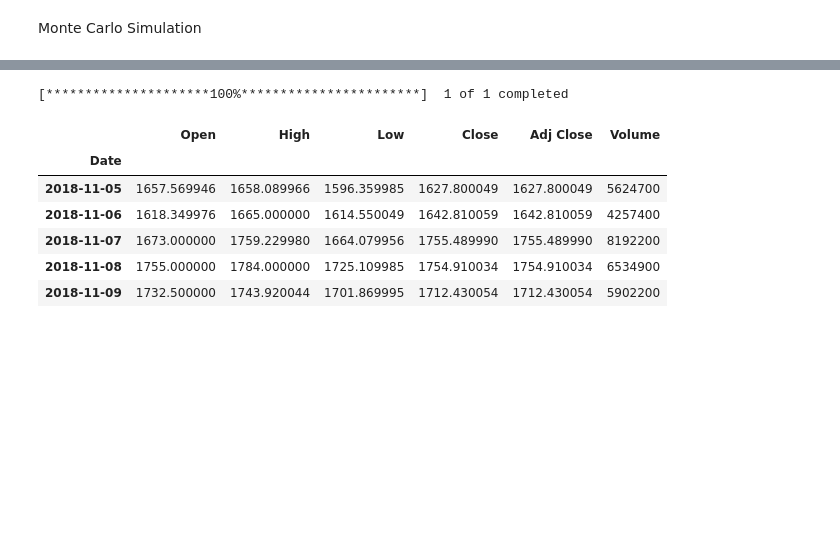
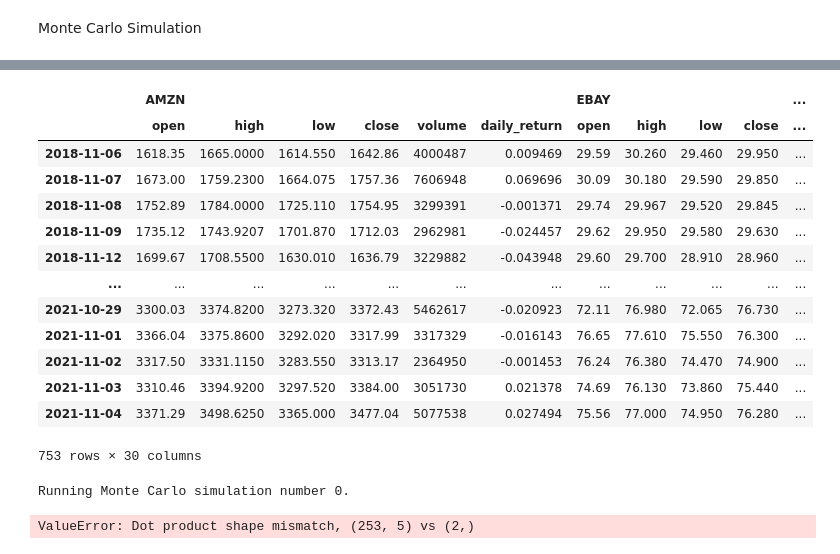
Before and after one commit to jojomani/modern_ecommerce_analysis, a Jupyter notebook: Modern_Variance_Analysis.ipynb, the cells around one changed output, grey strips where cells are left out. Cells and saved outputs as stored; diff of their text form; code cells hidden in the pictures; blank space fills up the shorter version.

Commit message:
adding MC simulation with Alpaca

```diff
--- a/Modern_Variance_Analysis.ipynb
+++ b/Modern_Variance_Analysis.ipynb
@@ -504,0 +523,29 @@ Monte Carlo Simulation
+# %%
+# Set the tickers for both the bond and stock portion of the portfolio
+tickers = ["AMZN", "WMT", "EBAY", "TGT", "OSTK"]
+
+# Set timeframe to 1D
+timeframe = "1D"
+
+# Format current date as ISO format
+# Set both the start and end date at the date of your prior weekday
+# This will give you the closing price of the previous trading day
+# Alternatively you can use a start and end date of 2020-08-07
+start = pd.Timestamp("2018-11-05", tz="America/New_York").isoformat()
+end = pd.Timestamp("2021-11-04", tz="America/New_York").isoformat()
+
+# Set number of rows to 1000 to retrieve the maximum amount of rows
+limit_rows = 1000
+# %%
+ecom_stocks = alpaca.get_barset(
+    tickers,
+    timeframe,
+    start = start,
+    end = end,
+    limit = limit_rows
+).df
+
+
+# Display both the first and last five rows of the DataFrame
+ecom_stocks.index = ecom_stocks.index.date
+ecom_stocks.head()
@@ -505,17 +561,39 @@ Monte Carlo Simulation
+# %%
+one_year_simulation = MCSimulation(
+    portfolio_data=ecom_stocks,
+    weights=[0.25, 0.75],
+    num_simulation=500,
+    num_trading_days=252,
+)
+
+# Review the simulation input data
+one_year_simulation.portfolio_data.dropna()
+# %% [output]
+|  | AMZN |  |  |  |  |  | EBAY |  |  |  | ... |
+|  | open | high | low | close | volume | daily_return | open | high | low | close | ... |
+| 2018-11-06 | 1618.35 | 1665.0000 | 1614.550 | 1642.86 | 4000487 | 0.009469 | 29.59 | 30.260 | 29.460 | 29.950 | ... |
+| 2018-11-07 | 1673.00 | 1759.2300 | 1664.075 | 1757.36 | 7606948 | 0.069696 | 30.09 | 30.180 | 29.590 | 29.850 | ... |
+| 2018-11-08 | 1752.89 | 1784.0000 | 1725.110 | 1754.95 | 3299391 | -0.001371 | 29.74 | 29.967 | 29.520 | 29.845 | ... |
+| 2018-11-09 | 1735.12 | 1743.9207 | 1701.870 | 1712.03 | 2962981 | -0.024457 | 29.62 | 29.950 | 29.580 | 29.630 | ... |
+| 2018-11-12 | 1699.67 | 1708.5500 | 1630.010 | 1636.79 | 3229882 | -0.043948 | 29.60 | 29.700 | 28.910 | 28.960 | ... |
+| ... | ... | ... | ... | ... | ... | ... | ... | ... | ... | ... | ... |
+| 2021-10-29 | 3300.03 | 3374.8200 | 3273.320 | 3372.43 | 5462617 | -0.020923 | 72.11 | 76.980 | 72.065 | 76.730 | ... |
+| 2021-11-01 | 3366.04 | 3375.8600 | 3292.020 | 3317.99 | 3317329 | -0.016143 | 76.65 | 77.610 | 75.550 | 76.300 | ... |
+| 2021-11-02 | 3317.50 | 3331.1150 | 3283.550 | 3313.17 | 2364950 | -0.001453 | 76.24 | 76.380 | 74.470 | 74.900 | ... |
+| 2021-11-03 | 3310.46 | 3394.9200 | 3297.520 | 3384.00 | 3051730 | 0.021378 | 74.69 | 76.130 | 73.860 | 75.440 | ... |
+| 2021-11-04 | 3371.29 | 3498.6250 | 3365.000 | 3477.04 | 5077538 | 0.027494 | 75.56 | 77.000 | 74.950 | 76.280 | ... |
+753 rows × 30 columns
+# %%
+# Run the Monte Carlo simulation to forecast 30 years cumulative returns
+one_year_simulation.calc_cumulative_return()
+# %% [output]
+Running Monte Carlo simulation number 0.
+ValueError: Dot product shape mismatch, (253, 5) vs (2,)
 # %%
 # Gathering historical data for our list of 5-10 Eommerce stocks from 2018-2021 and putting in into a dataframe
 
-selected_stocks = yf.download("AMZN", group_by='tickers', start="2018-11-05", end="2021-11-04")
-selected_stocks.head()
+# selected_stocks = yf.download("AMZN", group_by='tickers', start="2018-11-05", end="2021-11-04")
+# selected_stocks.head()
-# %% [output]
-[*********************100%***********************]  1 of 1 completed
-|  | Open | High | Low | Close | Adj Close | Volume |
-| Date |  |  |  |  |  |  |
-| 2018-11-05 | 1657.569946 | 1658.089966 | 1596.359985 | 1627.800049 | 1627.800049 | 5624700 |
-| 2018-11-06 | 1618.349976 | 1665.000000 | 1614.550049 | 1642.810059 | 1642.810059 | 4257400 |
-| 2018-11-07 | 1673.000000 | 1759.229980 | 1664.079956 | 1755.489990 | 1755.489990 | 8192200 |
-| 2018-11-08 | 1755.000000 | 1784.000000 | 1725.109985 | 1754.910034 | 1754.910034 | 6534900 |
-| 2018-11-09 | 1732.500000 | 1743.920044 | 1701.869995 | 1712.430054 | 1712.430054 | 5902200 |
 # %%
 # ecom_stocks.reset_index()
 # selected_stocks.index = selected_stocks.index.date
```
Also changed, not shown: parts of 32 cells of this notebook.
